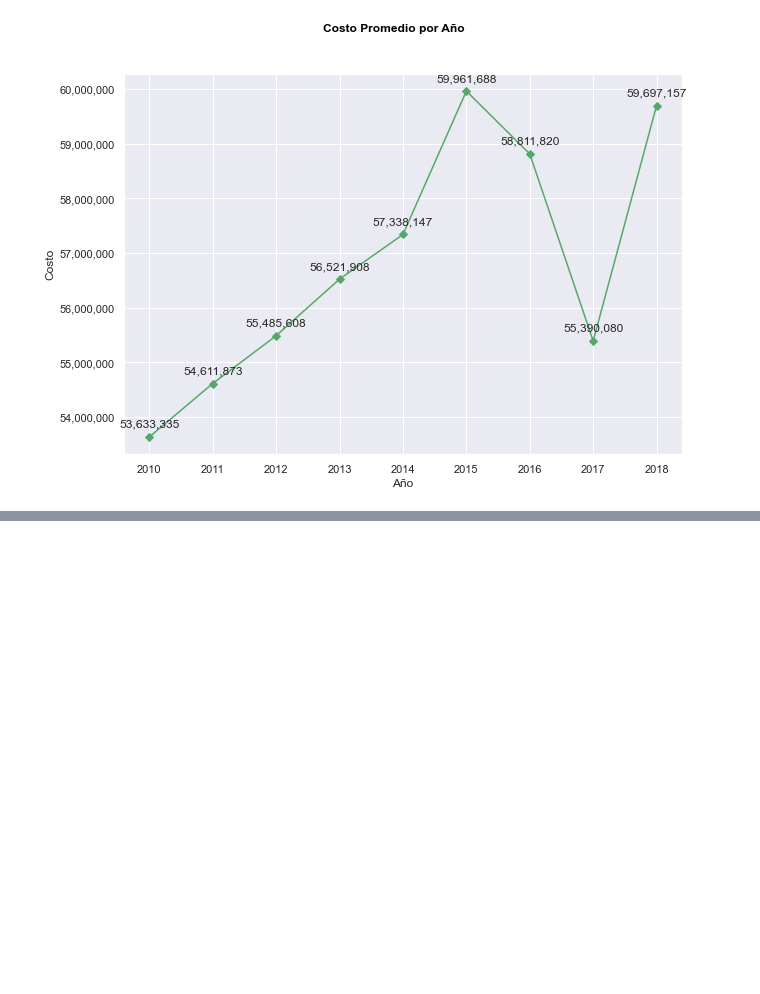
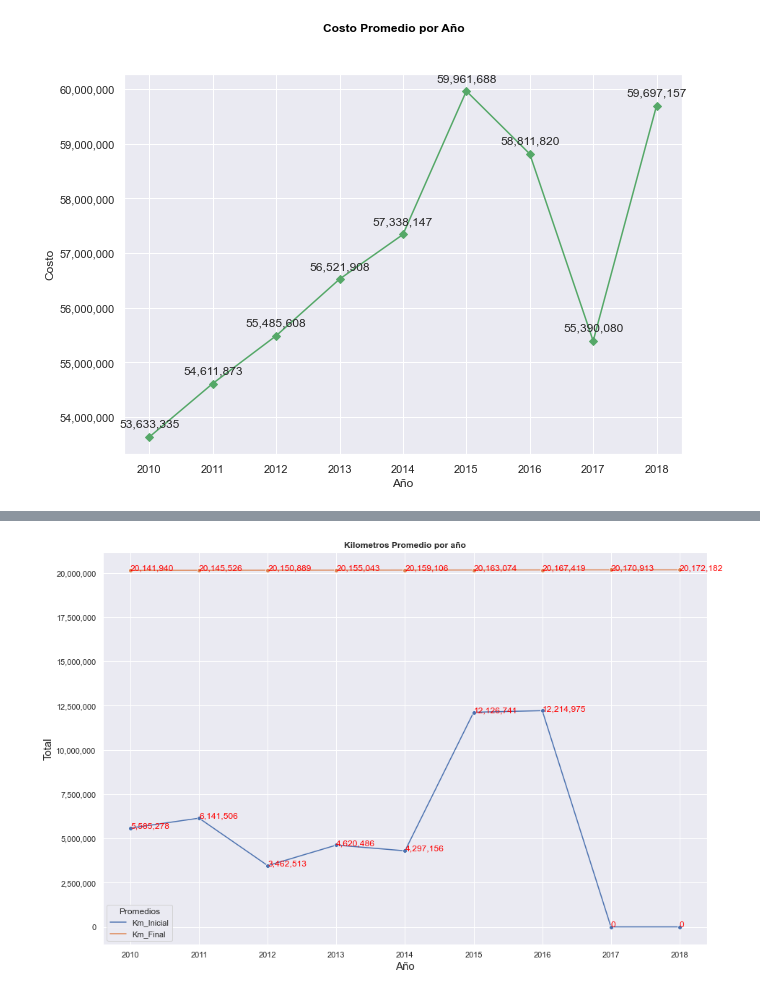
Before and after one commit to rikardoroa/Python-Basico-y-Avanzado, a Jupyter notebook: Matplotlib Avanzado/Derco_Test.ipynb, the cells around one changed output, grey strips where cells are left out. Saved outputs shown, nothing was run; the diff lists cells and outputs as text; code cells hidden in the pictures; blank space fills up the shorter version.

```diff
--- a/Matplotlib Avanzado/Derco_Test.ipynb
+++ b/Matplotlib Avanzado/Derco_Test.ipynb
@@ -387,0 +515,4 @@ data_read.max_sales_per_vehicle_year()
+# %%
+data_read.Average__Km_Per_year()
+# %% [output]
+[figure, added]
```
Also changed, not shown: parts of 7 cells of this notebook.
